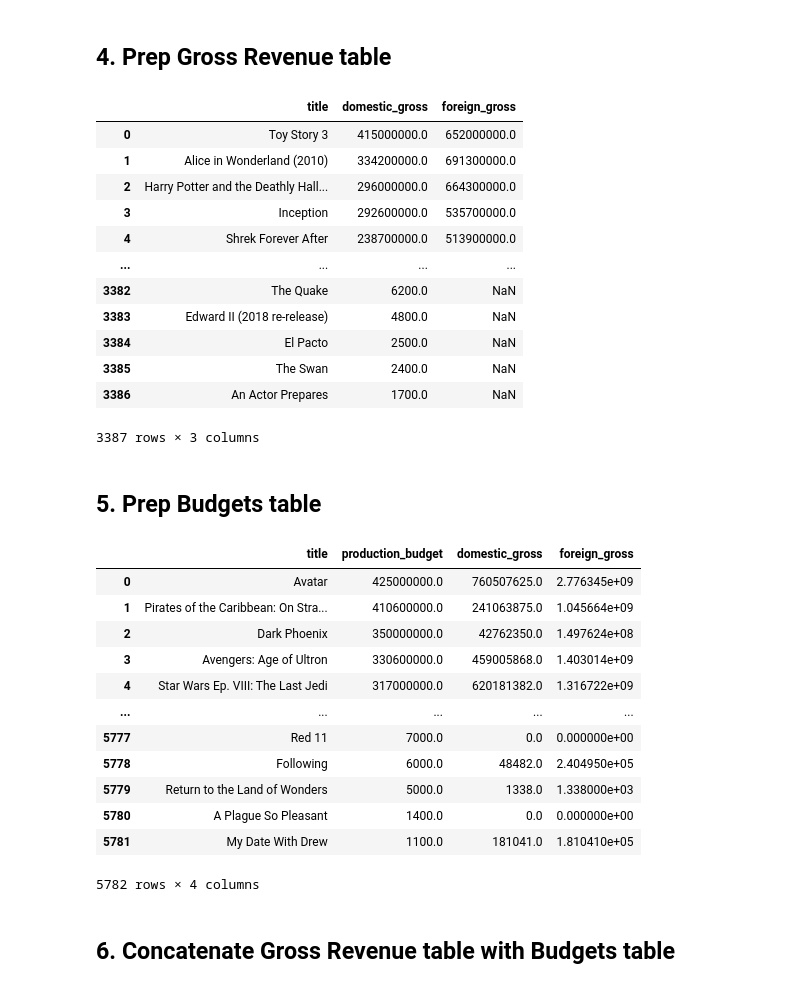
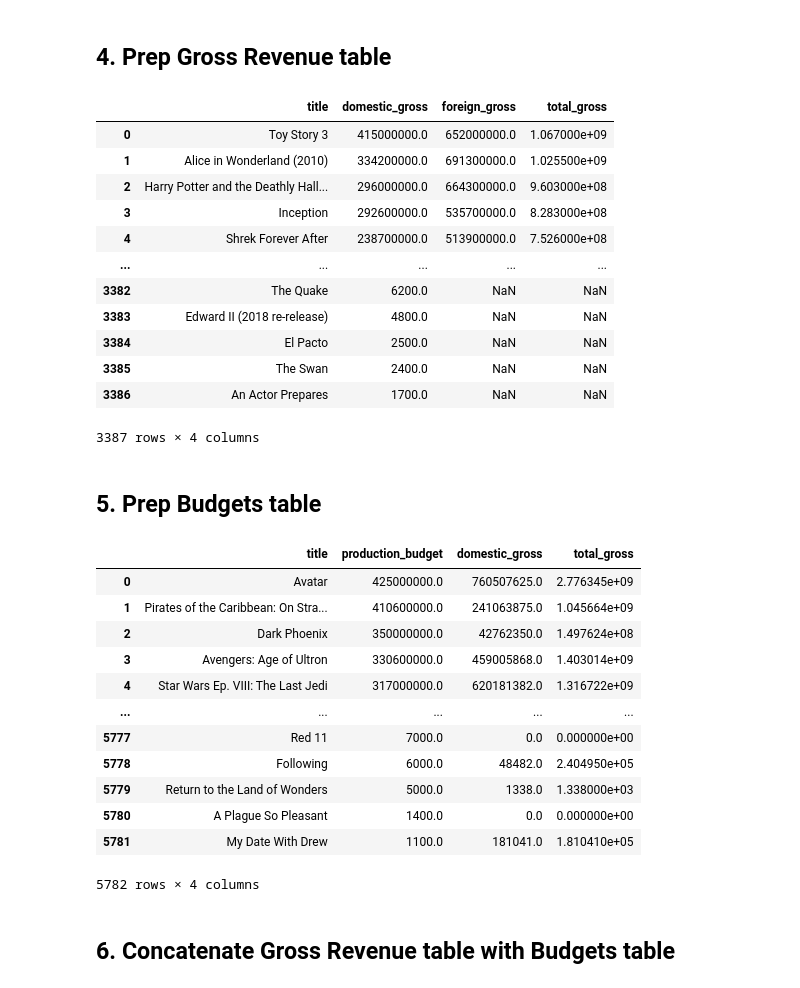
Before and after one commit to khyateed/Movie-Data-Analysis, a Jupyter notebook: student.ipynb, the cells around one changed output. Saved outputs shown, nothing was run; the diff lists cells and outputs as text; code cells hidden in the pictures.

```diff
--- a/student.ipynb
+++ b/student.ipynb
@@ -216,37 +213,38 @@ oscar_genre
 # %%
 # subset relevant data, change strings to floats
 movie_gross = movie_gross_raw.loc[:, ['title', 'domestic_gross', 'foreign_gross']]
 movie_gross['foreign_gross'] = movie_gross['foreign_gross'].str.replace(',','').astype(float)
+movie_gross['total_gross'] = movie_gross.domestic_gross + movie_gross.foreign_gross
 movie_gross
 # %% [output]
-|  | title | domestic_gross | foreign_gross |
-| 0 | Toy Story 3 | 415000000.0 | 652000000.0 |
-| 1 | Alice in Wonderland (2010) | 334200000.0 | 691300000.0 |
-| 2 | Harry Potter and the Deathly Hall... | 296000000.0 | 664300000.0 |
-| 3 | Inception | 292600000.0 | 535700000.0 |
-| 4 | Shrek Forever After | 238700000.0 | 513900000.0 |
-| ... | ... | ... | ... |
-| 3382 | The Quake | 6200.0 | NaN |
-| 3383 | Edward II (2018 re-release) | 4800.0 | NaN |
-| 3384 | El Pacto | 2500.0 | NaN |
-| 3385 | The Swan | 2400.0 | NaN |
-| 3386 | An Actor Prepares | 1700.0 | NaN |
+|  | title | domestic_gross | foreign_gross | total_gross |
+| 0 | Toy Story 3 | 415000000.0 | 652000000.0 | 1.067000e+09 |
+| 1 | Alice in Wonderland (2010) | 334200000.0 | 691300000.0 | 1.025500e+09 |
+| 2 | Harry Potter and the Deathly Hall... | 296000000.0 | 664300000.0 | 9.603000e+08 |
+| 3 | Inception | 292600000.0 | 535700000.0 | 8.283000e+08 |
+| 4 | Shrek Forever After | 238700000.0 | 513900000.0 | 7.526000e+08 |
+| ... | ... | ... | ... | ... |
+| 3382 | The Quake | 6200.0 | NaN | NaN |
+| 3383 | Edward II (2018 re-release) | 4800.0 | NaN | NaN |
+| 3384 | El Pacto | 2500.0 | NaN | NaN |
+| 3385 | The Swan | 2400.0 | NaN | NaN |
+| 3386 | An Actor Prepares | 1700.0 | NaN | NaN |
-3387 rows × 3 columns
+3387 rows × 4 columns
 # %% [markdown]
  ## 5. Prep Budgets table
 # %%
 # subset relevant data, change strings to floats
 budgets = budgets_raw.loc[:,['movie', 'production_budget', 'domestic_gross', 'worldwide_gross']]
-budgets.rename(columns={'movie': 'title', 'worldwide_gross':'foreign_gross'}, inplace=True)
+budgets.rename(columns={'movie': 'title', 'worldwide_gross':'total_gross'}, inplace=True)
 budgets['production_budget'] = budgets['production_budget'].str.replace('$','')
 budgets['production_budget'] = budgets['production_budget'].str.replace(',','').astype(float)
 budgets['domestic_gross'] = budgets['domestic_gross'].str.replace('$','')
 budgets['domestic_gross'] = budgets['domestic_gross'].str.replace(',','').astype(float)
-budgets['foreign_gross'] = budgets['foreign_gross'].str.replace('$','')
-budgets['foreign_gross'] = budgets['foreign_gross'].str.replace(',','').astype(float)
+budgets['total_gross'] = budgets['total_gross'].str.replace('$','')
+budgets['total_gross'] = budgets['total_gross'].str.replace(',','').astype(float)
 budgets
 # %% [output]
-|  | title | production_budget | domestic_gross | foreign_gross |
+|  | title | production_budget | domestic_gross | total_gross |
 | 0 | Avatar | 425000000.0 | 760507625.0 | 2.776345e+09 |
 | 1 | Pirates of the Caribbean: On Stra... | 410600000.0 | 241063875.0 | 1.045664e+09 |
 | 2 | Dark Phoenix | 350000000.0 | 42762350.0 | 1.497624e+08 |
```
Also changed, not shown: parts of 15 cells of this notebook, 2 other files.
